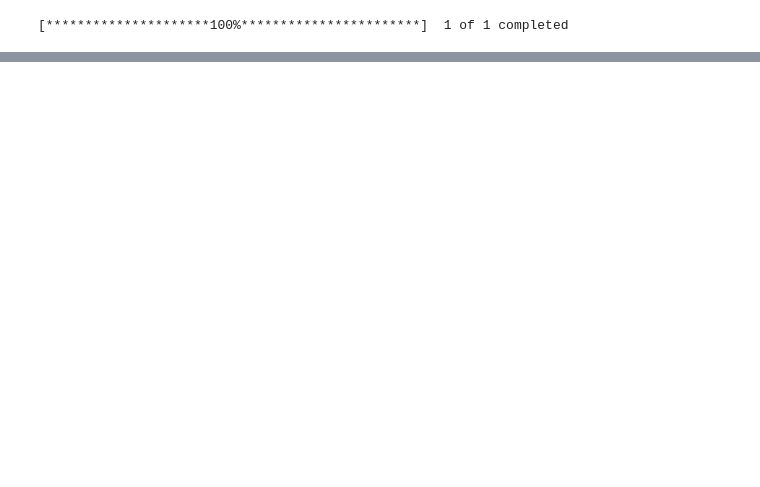
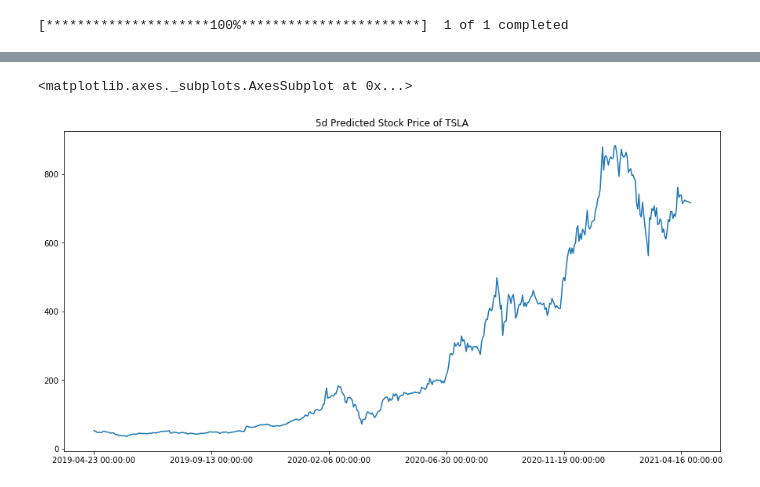
Before and after one commit to DataNinjasPro/Project_2, a Jupyter notebook: final_main.ipynb, the cells around one changed output, grey strips where cells are left out. Saved outputs shown, nothing was run; the diff lists cells and outputs as text; code cells hidden in the pictures; blank space fills up the shorter version.

```diff
--- a/final_main.ipynb
+++ b/final_main.ipynb
@@ -29,0 +160,5 @@ historic_cumulative_returns(df1).plot(figsize = (15,7.5), title = "60 Day Cumula
+# %%
+forecast['CumProd'].plot(title = '5d Predicted Stock Price of TSLA', figsize = (15,7.5))
+# %% [output]
+<matplotlib.axes._subplots.AxesSubplot at 0x...>
+[figure, added]
```
Also changed, not shown: parts of 24 cells of this notebook, 4 other files.
